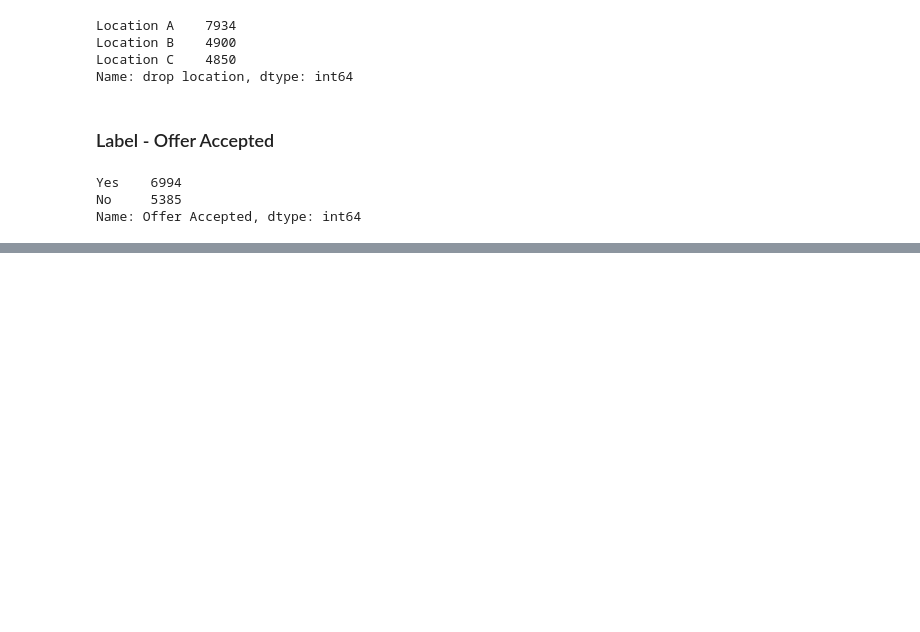
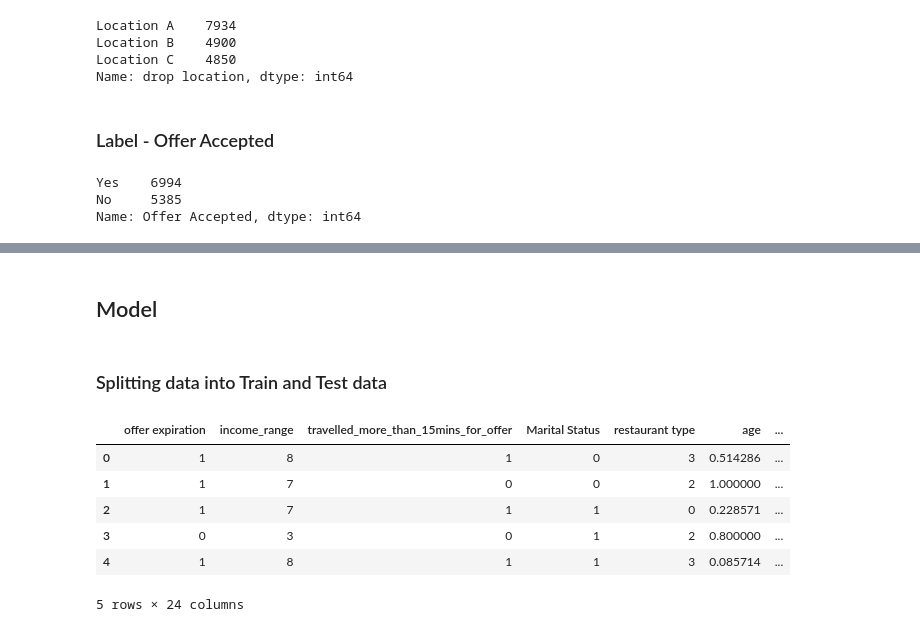
Before and after one commit to kabilan942/kaggle, a Jupyter notebook: MLP_Project.ipynb, the cells around one changed output, grey strips where cells are left out. Cells and saved outputs as stored; diff of their text form; code cells hidden in the pictures; blank space fills up the shorter version.

```diff
--- a/MLP_Project.ipynb
+++ b/MLP_Project.ipynb
@@ -413,0 +453,14 @@ data['Offer Accepted'].replace({'Yes':1, 'No':0}, inplace=True)
+# %% [markdown]
+## Model
+# %% [markdown]
+### Splitting data into Train and Test data
+# %%
+data.head()
+# %% [output]
+|  | offer expiration | income_range | travelled_more_than_15mins_for_offer | Marital Status | restaurant type | age | ... |
+| 0 | 1 | 8 | 1 | 0 | 3 | 0.514286 | ... |
+| 1 | 1 | 7 | 0 | 0 | 2 | 1.000000 | ... |
+| 2 | 1 | 7 | 1 | 1 | 0 | 0.228571 | ... |
+| 3 | 0 | 3 | 0 | 1 | 2 | 0.800000 | ... |
+| 4 | 1 | 8 | 1 | 1 | 3 | 0.085714 | ... |
+5 rows × 24 columns
```
Also changed, not shown: parts of 40 cells of this notebook.
